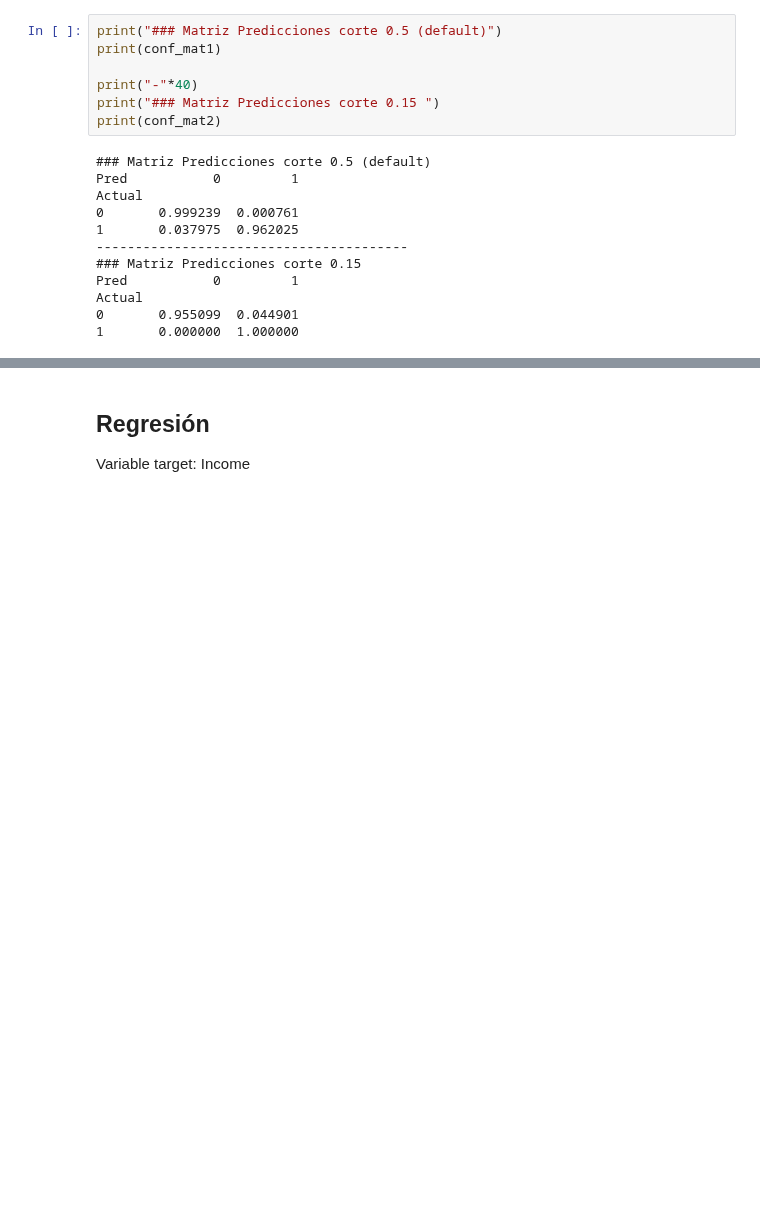
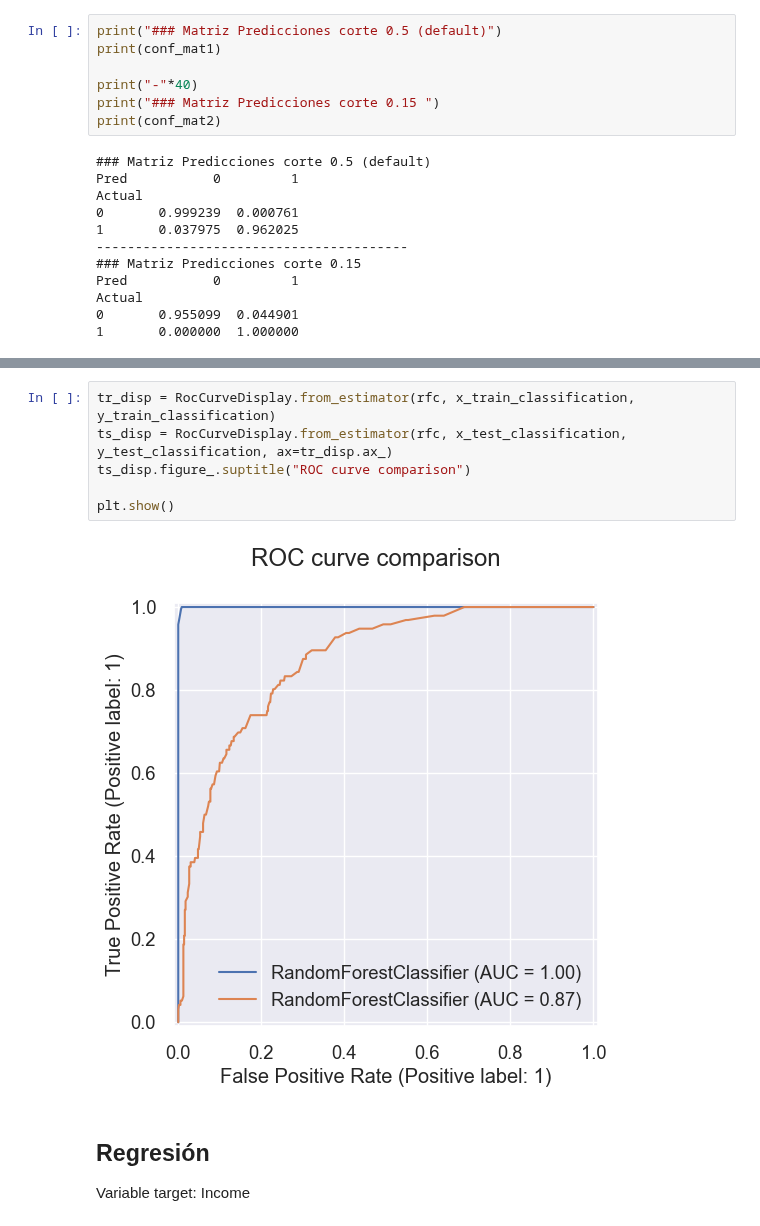
Before and after one commit to alejo-cuello/bootcamp-ds-mlops, a Jupyter notebook: 05-validacion-modelos-y-regresion/startup_ifood.ipynb, the cells around one changed output, grey strips where cells are left out. Drawn from its saved outputs; the diff is of its cells as text; blank space fills up the shorter version.

```diff
--- a/05-validacion-modelos-y-regresion/startup_ifood.ipynb
+++ b/05-validacion-modelos-y-regresion/startup_ifood.ipynb
@@ -320,3 +331,11 @@ Para este caso es más útil que las predicciones de efectividad de ventas minim
+# %%
+tr_disp = RocCurveDisplay.from_estimator(rfc, x_train_classification, y_train_classification)
+ts_disp = RocCurveDisplay.from_estimator(rfc, x_test_classification, y_test_classification, ax=tr_disp.ax_)
+ts_disp.figure_.suptitle("ROC curve comparison")
+
+plt.show()
+# %% [output]
+[figure, added]
 # %% [markdown]
 ## Regresión
 Variable target: Income
```
Also changed, not shown: parts of 12 cells of this notebook, 3 other files.
